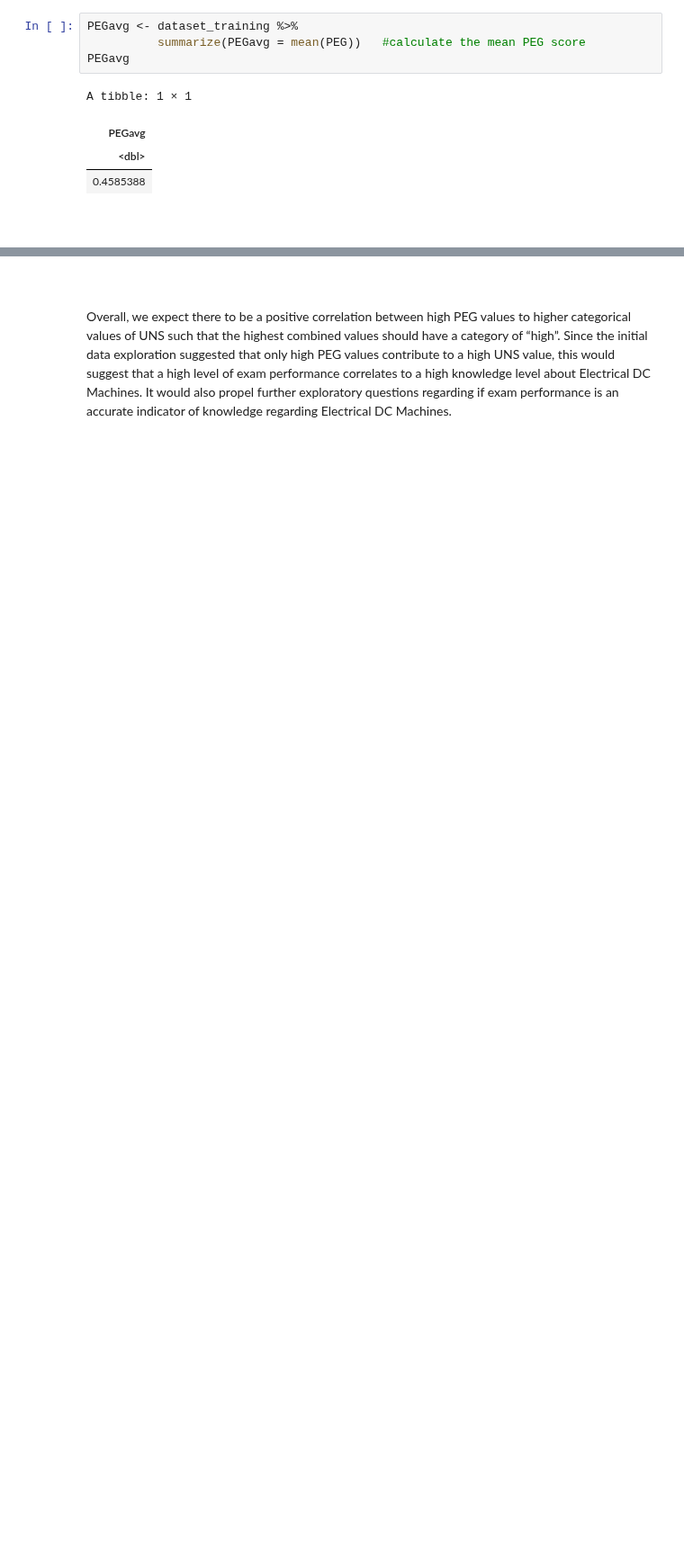
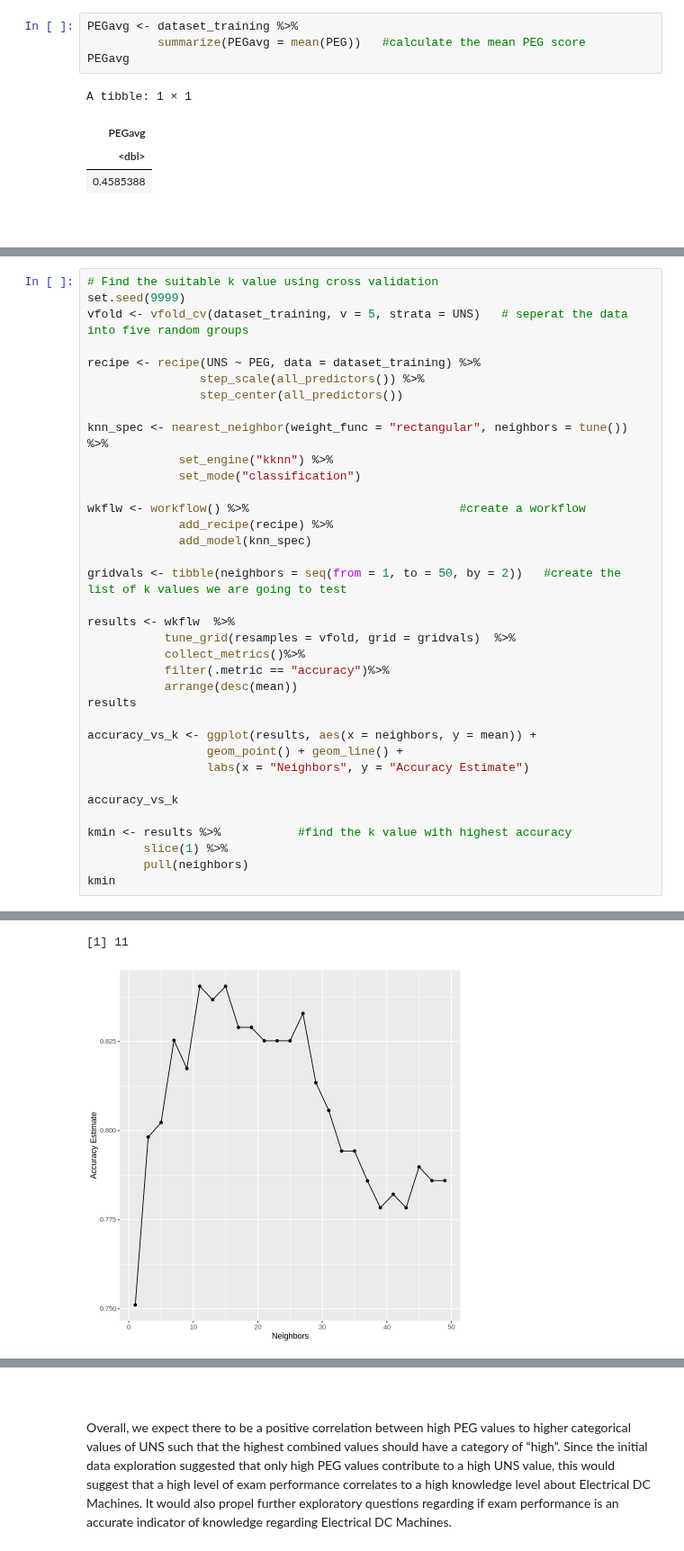
Before and after one commit to pgbenng/DSCI-Group-38-Project, a Jupyter notebook: proposal.ipynb, the cells around one changed output, grey strips where cells are left out. Shown at 90% size. Cells and saved outputs as stored; diff of their text form; blank space fills up the shorter version.

```diff
--- a/proposal.ipynb
+++ b/proposal.ipynb
@@ -148,0 +180,37 @@ We can see from the plot that there are more users with increasing knowledge lev
+# %%
+# Find the suitable k value using cross validation
+set.seed(9999)
+vfold <- vfold_cv(dataset_training, v = 5, strata = UNS)   # seperat the data into five random groups
+
+recipe <- recipe(UNS ~ PEG, data = dataset_training) %>%
+                step_scale(all_predictors()) %>%
+                step_center(all_predictors())
+
+knn_spec <- nearest_neighbor(weight_func = "rectangular", neighbors = tune()) %>%
+             set_engine("kknn") %>%
+             set_mode("classification")
+
+wkflw <- workflow() %>%                              #create a workflow
+             add_recipe(recipe) %>%
+             add_model(knn_spec)
+
+gridvals <- tibble(neighbors = seq(from = 1, to = 50, by = 2))   #create the list of k values we are going to test
+
+results <- wkflw  %>%
+           tune_grid(resamples = vfold, grid = gridvals)  %>%
+           collect_metrics()%>%
+           filter(.metric == "accuracy")%>%
+           arrange(desc(mean))
+results
+
+accuracy_vs_k <- ggplot(results, aes(x = neighbors, y = mean)) +
+                 geom_point() + geom_line() +
+                 labs(x = "Neighbors", y = "Accuracy Estimate")
+
+accuracy_vs_k
+
+kmin <- results %>%           #find the k value with highest accuracy
+        slice(1) %>%
+        pull(neighbors)
+kmin
+# %% [output]
@@ -148,0 +227,2 @@ We can see from the plot that there are more users with increasing knowledge lev
+[1] 11
+[figure, added]
```
Also changed, not shown: parts of 22 cells of this notebook.
